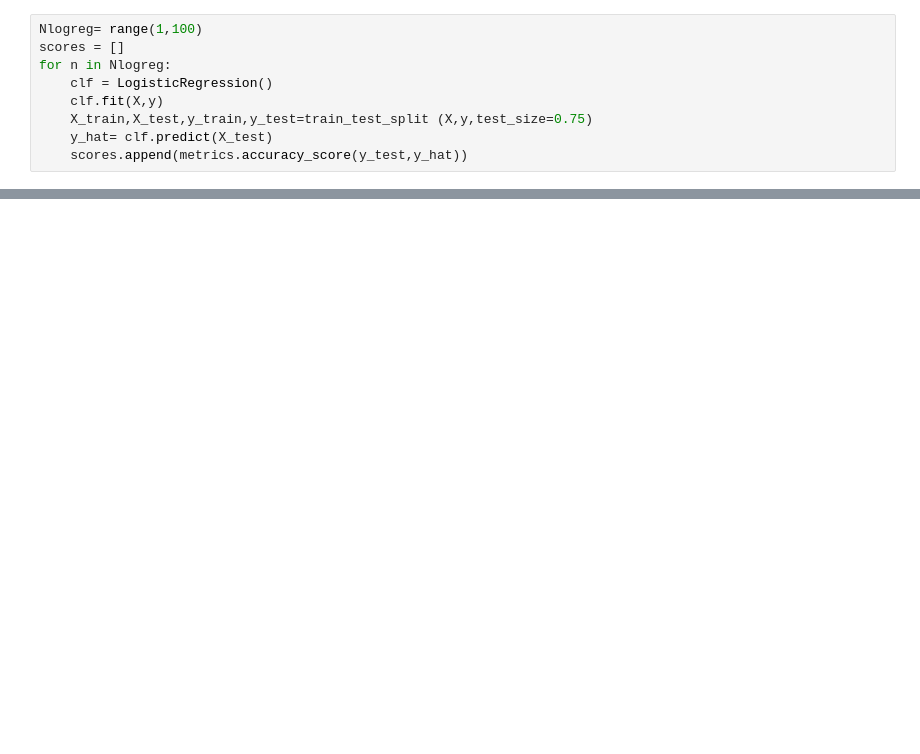
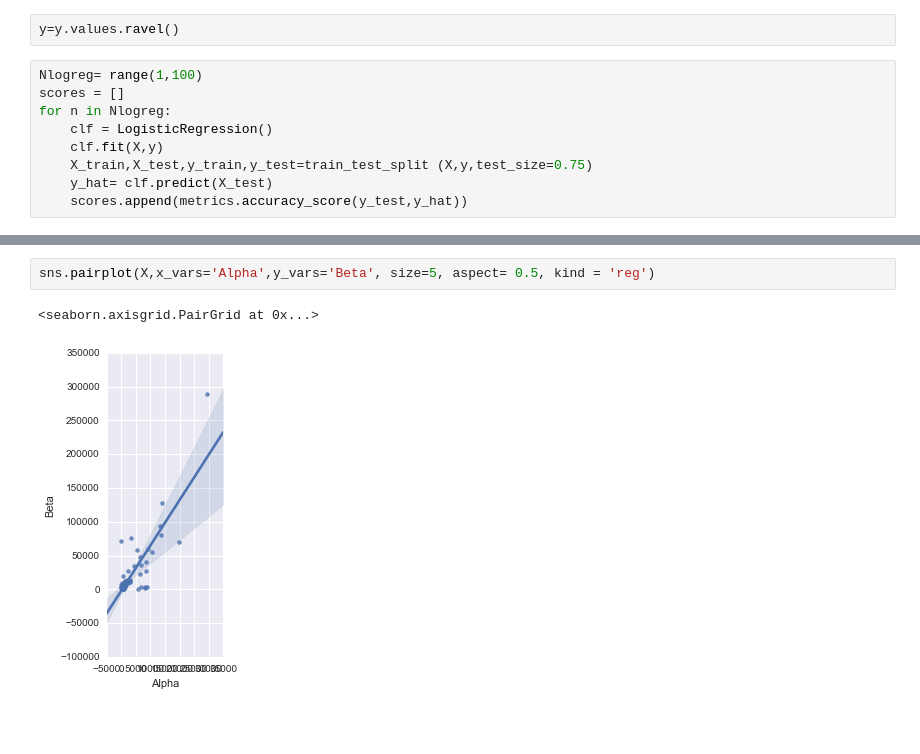
Before and after one commit to chucklinatlife/EEG_IOT, a Jupyter notebook: Final/Final.ipynb, the cells around one changed output, grey strips where cells are left out. Saved outputs shown, nothing was run; the diff lists cells and outputs as text; blank space fills up the shorter version.

```diff
--- a/Final/Final.ipynb
+++ b/Final/Final.ipynb
@@ -10,6 +19,8 @@ pd_open = pd.read_csv("Eye_open.csv")
 X = pd.concat([pd_close, pd_open], ignore_index=True)
 # %%
 y = pd.read_csv("Target.csv")
+# %%
+y=y.values.ravel()
 # %%
 Nlogreg= range(1,100)
 scores = []
@@ -25,0 +42,7 @@ float (sum(scores)/len(scores))
+# %%
+sns.pairplot(X,x_vars='Alpha',y_vars='Beta', size=5, aspect= 0.5, kind = 'reg')
+# %% [output]
+<seaborn.axisgrid.PairGrid at 0x...>
+[figure, added]
+# %% [markdown]
+###
```
Also changed, not shown: parts of 5 cells of this notebook, 1 other file.
